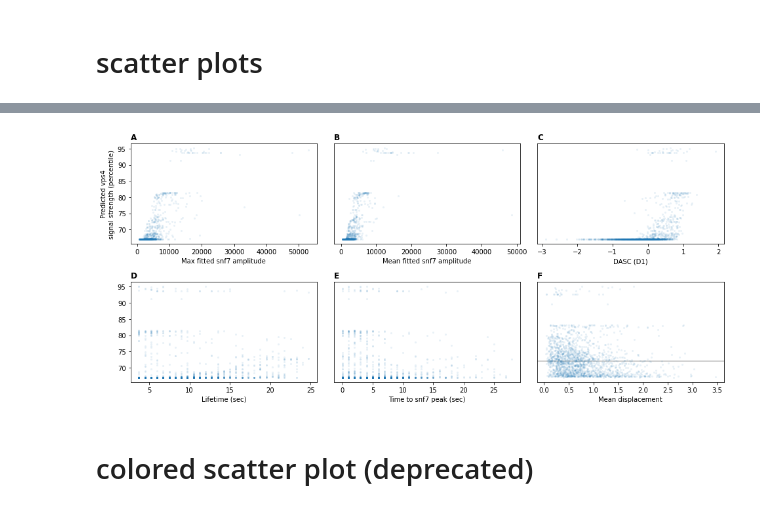
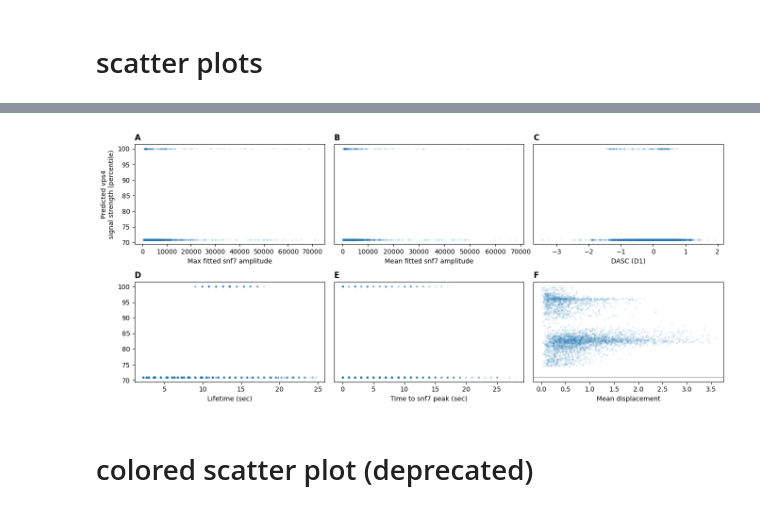
Before and after one commit to Yu-Group/molecular-partner-prediction, a Jupyter notebook: notebooks_snf_differentiate/04_fig4_pred_scatter_plots.ipynb, the cells around one changed output, grey strips where cells are left out. Saved outputs shown, nothing was run; the diff lists cells and outputs as text; code cells hidden in the pictures.

Commit message:
add newly trained model

```diff
--- a/notebooks_snf_differentiate/04_fig4_pred_scatter_plots.ipynb
+++ b/notebooks_snf_differentiate/04_fig4_pred_scatter_plots.ipynb
@@ -79,28 +50,0 @@ dfs, feat_names = data.load_dfs_for_lstm(dsets=dsets,
-# %%
-# load model
-p = 1
-results = pkl.load(open(config.FINAL_MODEL_VPS, 'rb'))
-dnn = neural_networks.neural_net_sklearn(D_in=40, H=20, p=p-1, arch='lstm')
-dnn.model.load_state_dict(results['model_state_dict'])
-
-# load data
-# df = dfs[('clath_aux+gak_a7d2', 'train')]
-# df = dfs[('clath_aux+gak_new', 'test')]
-df = dfs[list(dfs.keys())[0]]
-X = df[feat_names[:p]]
-y = df['y_consec_thresh']
-
-
-# add preds
-track_name = 'X_same_length_normalized'
-track_name_unnormalized = 'X_same_length'
-# df = dfs[('clath_aux+gak_new', 'test')]
-df['preds'] = dnn.predict(df[feat_names[:1]])
-df = df.sort_values(by='preds')
-x = df[feat_names[:1]]
-y = df['y_consec_thresh'].values
-preds = dnn.predict(x)
-n = df.shape[0]
-
-# sort things
-print(f'acc {np.mean((preds > 0) == y):0.3f} vs baseline {1-np.mean(y):0.2f}', )
@@ -127,6 +211,7 @@ plt.xlabel('Groundtruth Regression (vps4 max)')
 # %%
-ys = df['Y_sig_mean_normalized'].values
+ys = df['mt'].values
 preds_perc = [percentileofscore(ys, score=p) for p in preds]
+df['preds'] = rp
 
 R, C = 2, 3
 vabs = max(abs(df['preds'])) // 2
@@ -159,34 +244,34 @@ plt.plot(df['X_d1'], preds_perc, '.', alpha=0.1, markeredgewidth=0) #, c=df['pre
 plt.xlabel('DASC (D1)')
 plt.yticks([])
 plt.title('C', loc='left', fontweight='bold')
 
 plt.subplot(R, C, 4)
 # plt.axhline(0, color='gray', alpha=0.5)
 plt.plot(df['lifetime'], preds_perc, '.', alpha=0.1, markeredgewidth=0) #, c=df['preds'], **kwargs)
 plt.xlabel('Lifetime (sec)')
 # plt.ylabel('Predicted auxilin\nsignal strength')
 # plt.yticks([])
 plt.title('D', loc='left', fontweight='bold')
 
 plt.subplot(R, C, 5)
 # plt.axhline(0, color='gray', alpha=0.5)
 plt.plot(df['X_peak_idx'], preds_perc, '.', alpha=0.1, markeredgewidth=0) #, c=df['preds'], **kwargs)
 plt.xlabel('Time to snf7 peak (sec)')
 plt.yticks([])
 plt.title('E', loc='left', fontweight='bold')
 
 plt.subplot(R, C, 6)
 plt.axhline(0, color='gray', alpha=0.5)
 plt.plot(df['mean_total_displacement'], df['preds'], '.', alpha=0.1, markeredgewidth=0) #, c=df['preds'], **kwargs)
 plt.xlabel('Mean displacement')
 plt.yticks([])
 plt.title('F', loc='left', fontweight='bold')
 
 plt.tight_layout()
 # viz.savefig('top_feats_scatter')
 plt.show()
 # %% [output]
-[figure, old version]
+[figure, new version]
 # %% [markdown]
 # colored scatter plot (deprecated)
 # %%
```
Also changed, not shown: parts of 8 cells of this notebook, 4 other files.
